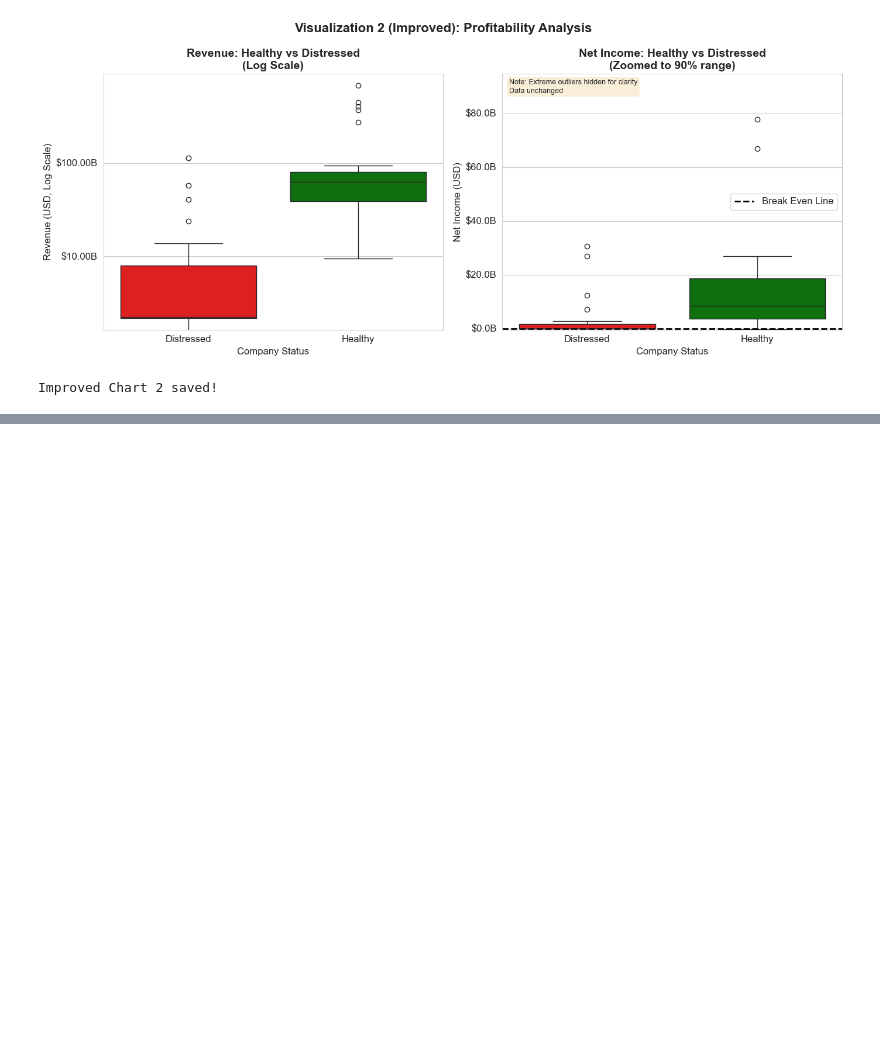
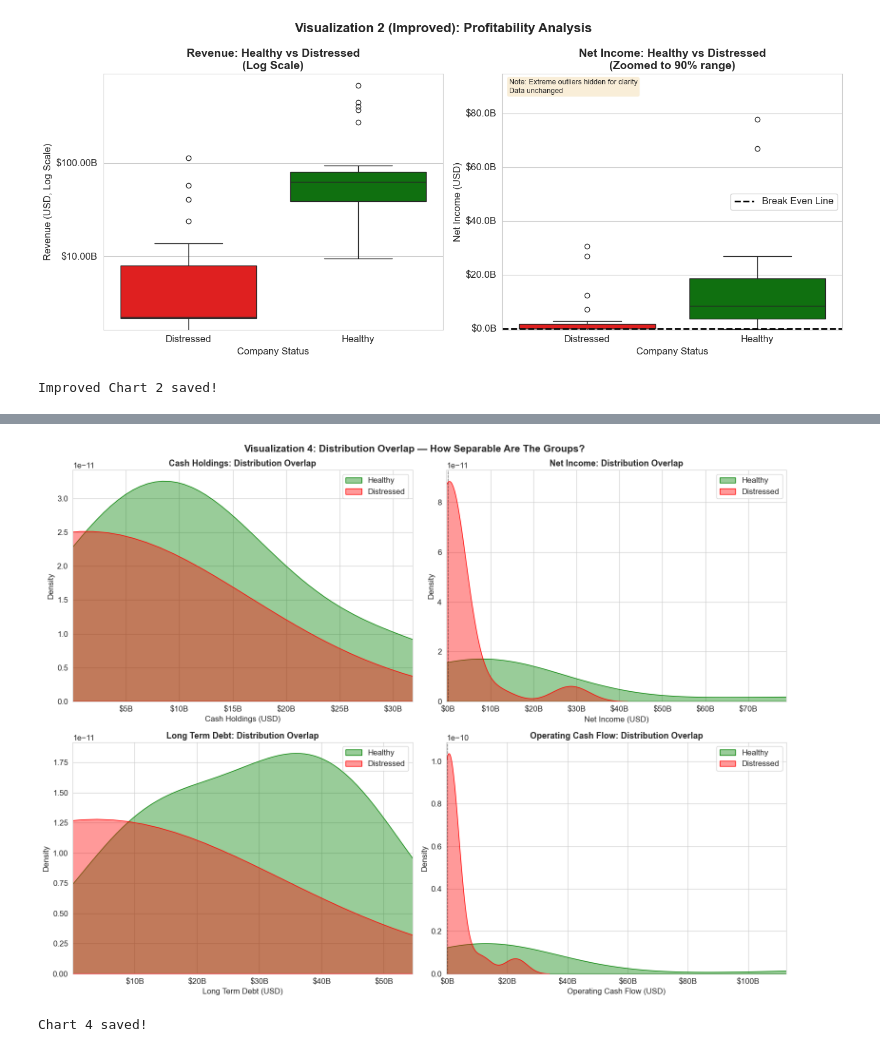
Before and after one commit to hesamtaleb/financial-health-warning-system, a Jupyter notebook: notebooks/financial_eda.ipynb, the cells around one changed output, grey strips where cells are left out. Saved outputs shown, nothing was run; the diff lists cells and outputs as text; code cells hidden in the pictures; blank space fills up the shorter version.

```diff
--- a/notebooks/financial_eda.ipynb
+++ b/notebooks/financial_eda.ipynb
@@ -646,0 +759,70 @@ Improved Chart 2 saved!
+# %%
+# Cell 12 — Visualization 4: Distribution Overlap Analysis
+# KDE plots show the shape of each group's distribution
+# Overlap between curves = where classification is difficult
+
+fig, axes = plt.subplots(2, 2, figsize=(16, 12))
+# 2 rows, 2 columns = 4 charts in one figure
+
+# The 4 metrics we want to analyze
+metrics = [
+    ('CashAndCashEquivalentsAtCarryingValue', 'Cash Holdings', axes[0, 0]),
+    ('NetIncomeLoss', 'Net Income', axes[0, 1]),
+    ('LongTermDebt', 'Long Term Debt', axes[1, 0]),
+    ('NetCashProvidedByUsedInOperatingActivities', 'Operating Cash Flow', axes[1, 1])
+]
+
+for metric, title, ax in metrics:
+
+    # Separate healthy and distressed data for this metric
+    healthy_data = df_clean[df_clean['status'] == 'Healthy'][metric]
+    distressed_data = df_clean[df_clean['status'] == 'Distressed'][metric]
+
+    # Plot KDE curve for each group
+    # KDE = smooth curve showing distribution shape
+    sns.kdeplot(
+        data=healthy_data,
+        ax=ax,
+        color='green',
+        fill=True,        # fill the area under the curve
+        alpha=0.4,        # transparency so we can see overlap
+        label='Healthy'
+    )
+    sns.kdeplot(
+        data=distressed_data,
+        ax=ax,
+        color='red',
+        fill=True,
+        alpha=0.4,
+        label='Distressed'
+    )
+
+    # Add a vertical line at zero for reference
+    ax.axvline(x=0, color='black', linestyle='--', linewidth=1, alpha=0.5)
+
+    ax.set_title(f'{title}: Distribution Overlap',
+                 fontsize=13, fontweight='bold')
+    ax.set_xlabel(f'{title} (USD)')
+    ax.set_ylabel('Density')
+    ax.legend()
+
+    # Limit x axis to 95th percentile to remove extreme outliers visually
+    upper = df_clean[metric].quantile(0.95)
+    lower = df_clean[metric].quantile(0.05)
+    ax.set_xlim(lower, upper)
+
+    # Format x axis to billions
+    ax.xaxis.set_major_formatter(
+        plt.FuncFormatter(lambda x, p: f'${x/1e9:.0f}B')
+    )
+
+plt.suptitle('Visualization 4: Distribution Overlap — How Separable Are The Groups?',
+             fontsize=15, fontweight='bold')
+plt.tight_layout()
+plt.savefig('../reports/figures/viz4_distribution_overlap.png',
+            dpi=150, bbox_inches='tight')
+plt.show()
+print("Chart 4 saved!")
+# %% [output]
+[figure, added]
+Chart 4 saved!
```
Also changed, not shown: parts of 7 cells of this notebook, 3 other files.
